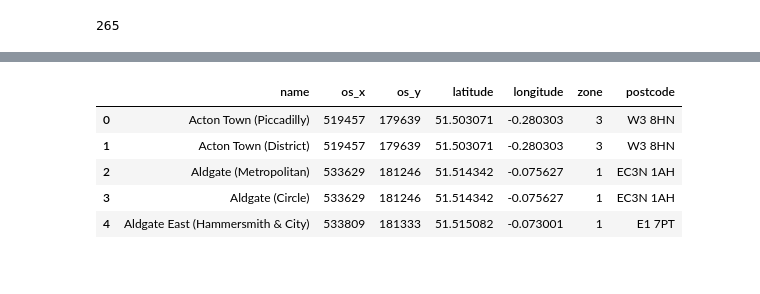
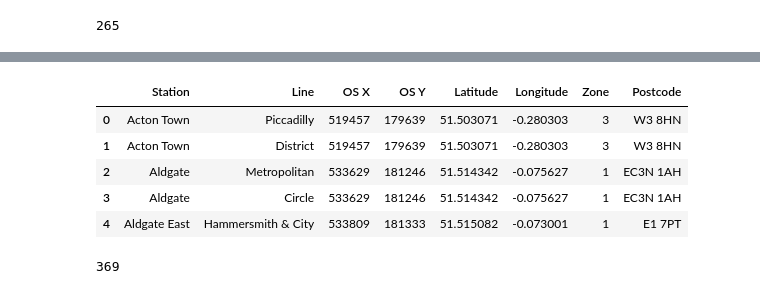
Before and after one commit to ryanhancox/neo4j-london-underground, a Jupyter notebook: notebooks/stations_processing.ipynb, the cells around one changed output, grey strips where cells are left out. Saved outputs shown, nothing was run; the diff lists cells and outputs as text; code cells hidden in the pictures.

Commit message:
modified data processing so that line names are no longer included with station names and the station dataset includes the lines that each station is on

```diff
--- a/notebooks/stations_processing.ipynb
+++ b/notebooks/stations_processing.ipynb
@@ -39,3 +39,6 @@ df_stations.loc[519, "Station"] = "St James Park"
 df_stations.to_csv(r"../data/raw/station_raw_v2.csv")
 # %% [markdown]
 At this point we now need to remove any stations that aren't present in the Connections dataset
+# %%
+df_connections = pd.read_csv(r"../data/raw/connections_raw_v2.csv", index_col=0)
+df_connections.head()
@@ -42,6 +52,5 @@ At this point we now need to remove any stations that aren't present in the Conn
 # %%
-# Checking if that all stations are in one column of the Connections dataset
-df_connections = pd.read_csv(r"../data/raw/connections_raw_v2.csv")
+# Checking if that all stations are in one column of the Connections dataset (see the associated notebook for its processing)
 df_station_from_a = set(df_connections["Station from (A)"])
 df_station_from_b = set(df_connections["Station to (B)"])
 print(df_station_from_a.difference(df_station_from_b))
@@ -101,19 +83,0 @@ df_stations_with_lines.head(20)
-# %%
-from common_processing import add_line_to_station
-
-df_station_and_line = df_stations_with_lines.assign(
-    Station = df_stations_with_lines.apply(
-        lambda row: add_line_to_station(row["Station"], row["Line"]), axis=1
-    )
-)
-
-df_station_and_line = df_station_and_line.drop(columns=["Line", "Station from (A)"])
-df_station_and_line.columns = ["name", "os_x", "os_y", "latitude", "longitude", "zone", "postcode"]
-df_station_and_line.head()
-# %% [output]
-|  | name | os_x | os_y | latitude | longitude | zone | postcode |
-| 0 | Acton Town (Piccadilly) | 519457 | 179639 | 51.503071 | -0.280303 | 3 | W3 8HN |
-| 1 | Acton Town (District) | 519457 | 179639 | 51.503071 | -0.280303 | 3 | W3 8HN |
-| 2 | Aldgate (Metropolitan) | 533629 | 181246 | 51.514342 | -0.075627 | 1 | EC3N 1AH |
-| 3 | Aldgate (Circle) | 533629 | 181246 | 51.514342 | -0.075627 | 1 | EC3N 1AH |
-| 4 | Aldgate East (Hammersmith & City) | 533809 | 181333 | 51.515082 | -0.073001 | 1 | E1 7PT |
@@ -123,0 +84,23 @@ df_station_and_line.to_csv(r"../data/processed/stations_clean.csv")
+# %%
+# We now need to add the line that each station is on. There should be duplicate station names where that station is on multiple lines.
+# We will need to join to the connections dataset to get this information.
+df_stations_with_lines = pd.merge(
+    left=df_valid_stations,
+    right=df_connections,
+    left_on="Station",
+    right_on="Station from (A)",
+    how="left"
+)
+df_stations_with_lines = df_stations_with_lines[["Station", "Line", "OS X", "OS Y", "Latitude", "Longitude", "Zone", "Postcode"]].drop_duplicates().reset_index(drop=True)
+df_stations_with_lines.head()
+# %% [output]
+|  | Station | Line | OS X | OS Y | Latitude | Longitude | Zone | Postcode |
+| 0 | Acton Town | Piccadilly | 519457 | 179639 | 51.503071 | -0.280303 | 3 | W3 8HN |
+| 1 | Acton Town | District | 519457 | 179639 | 51.503071 | -0.280303 | 3 | W3 8HN |
+| 2 | Aldgate | Metropolitan | 533629 | 181246 | 51.514342 | -0.075627 | 1 | EC3N 1AH |
+| 3 | Aldgate | Circle | 533629 | 181246 | 51.514342 | -0.075627 | 1 | EC3N 1AH |
+| 4 | Aldgate East | Hammersmith & City | 533809 | 181333 | 51.515082 | -0.073001 | 1 | E1 7PT |
+# %%
+len(df_stations_with_lines)
+# %% [output]
+369
```
Also changed, not shown: parts of 8 cells of this notebook, 6 other files.
